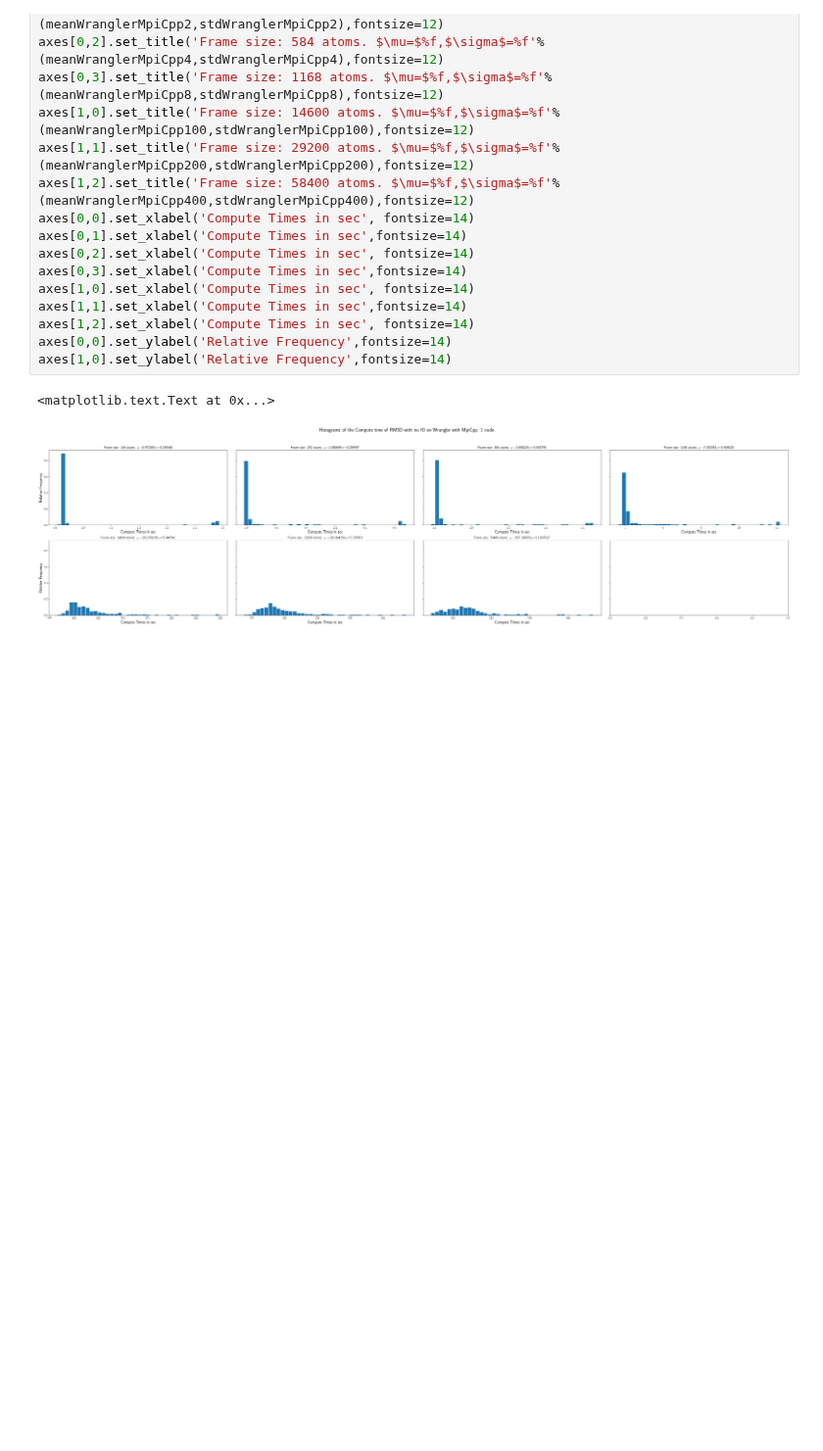
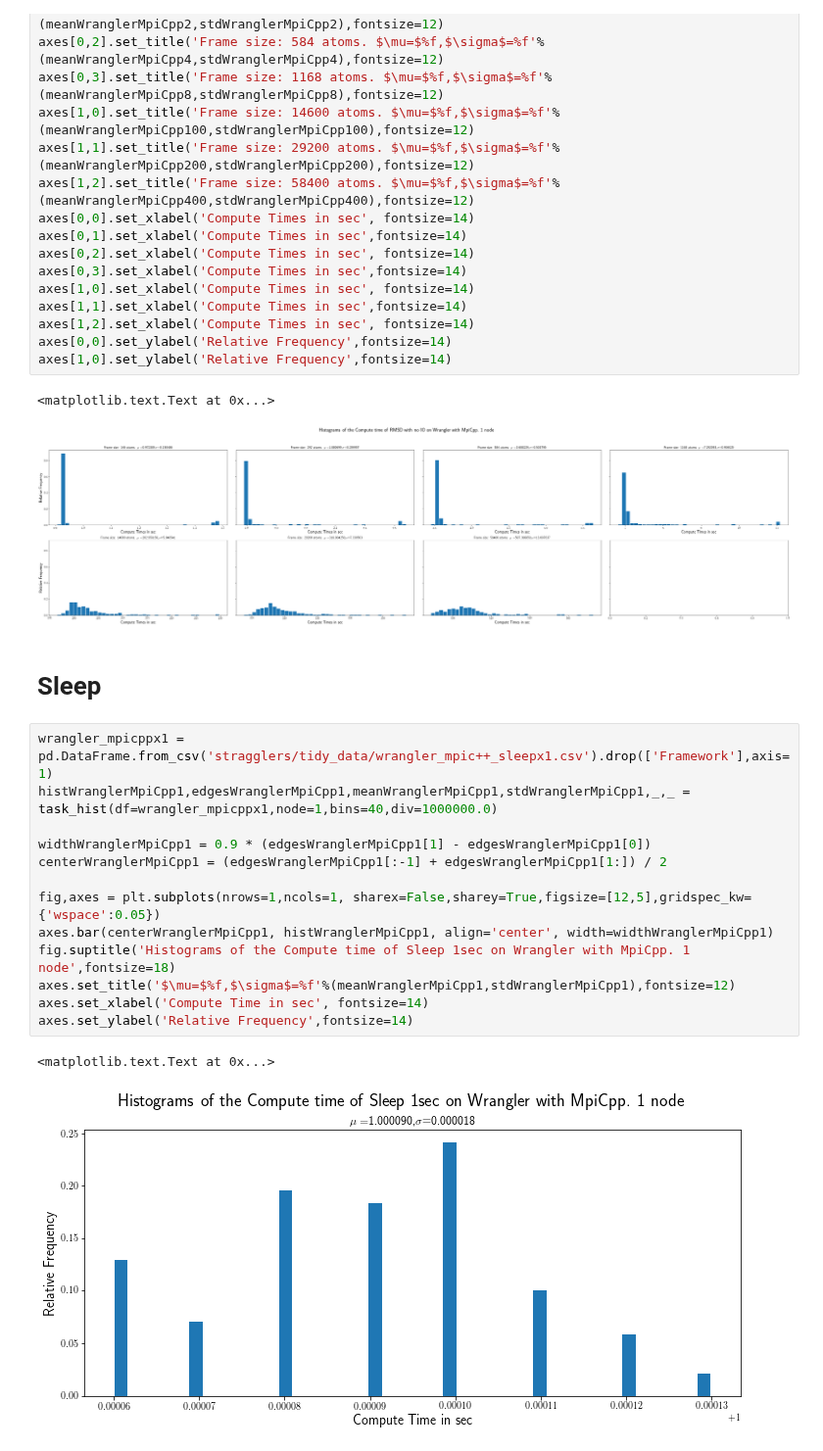
Before and after one commit to radical-experiments/midas_exps, a Jupyter notebook: RMSD-MDAnalysis/MPIc++Fluctuations.ipynb, the cells around one changed output. Shown at 98% size. Drawn from its saved outputs; the diff is of its cells as text; blank space fills up the shorter version.

Commit message:
Latest straggler data

```diff
--- a/RMSD-MDAnalysis/MPIc++Fluctuations.ipynb
+++ b/RMSD-MDAnalysis/MPIc++Fluctuations.ipynb
@@ -234,3 +234,21 @@ axes[1,0].set_ylabel('Relative Frequency',fontsize=14)
 # %% [output]
 <matplotlib.text.Text at 0x...>
 [figure]
+# %% [markdown]
+# Sleep
+# %%
+wrangler_mpicppx1 = pd.DataFrame.from_csv('stragglers/tidy_data/wrangler_mpic++_sleepx1.csv').drop(['Framework'],axis=1)
+histWranglerMpiCpp1,edgesWranglerMpiCpp1,meanWranglerMpiCpp1,stdWranglerMpiCpp1,_,_ = task_hist(df=wrangler_mpicppx1,node=1,bins=40,div=1000000.0)
+
+widthWranglerMpiCpp1 = 0.9 * (edgesWranglerMpiCpp1[1] - edgesWranglerMpiCpp1[0])
+centerWranglerMpiCpp1 = (edgesWranglerMpiCpp1[:-1] + edgesWranglerMpiCpp1[1:]) / 2
+
+fig,axes = plt.subplots(nrows=1,ncols=1, sharex=False,sharey=True,figsize=[12,5],gridspec_kw={'wspace':0.05})
+axes.bar(centerWranglerMpiCpp1, histWranglerMpiCpp1, align='center', width=widthWranglerMpiCpp1)
+fig.suptitle('Histograms of the Compute time of Sleep 1sec on Wrangler with MpiCpp. 1 node',fontsize=18)
+axes.set_title('$\mu=$%f,$\sigma$=%f'%(meanWranglerMpiCpp1,stdWranglerMpiCpp1),fontsize=12)
+axes.set_xlabel('Compute Time in sec', fontsize=14)
+axes.set_ylabel('Relative Frequency',fontsize=14)
+# %% [output]
+<matplotlib.text.Text at 0x...>
+[figure, added]
```
Also changed, not shown: 12 other files.
